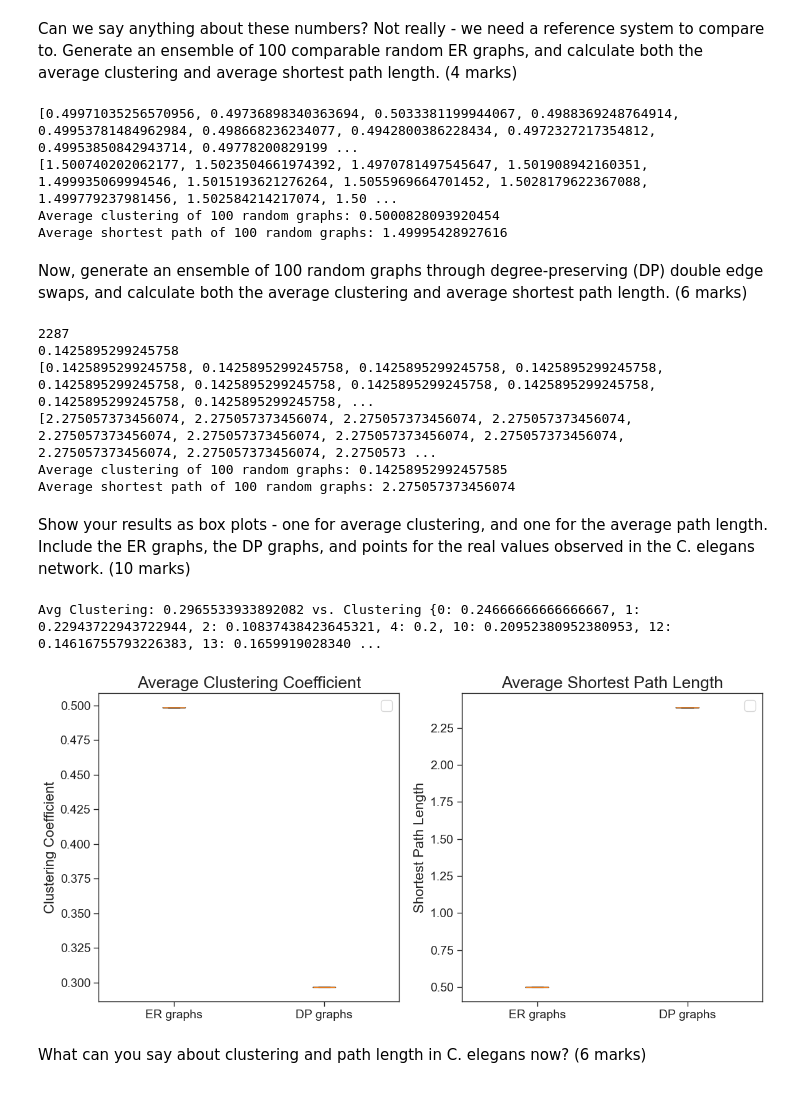
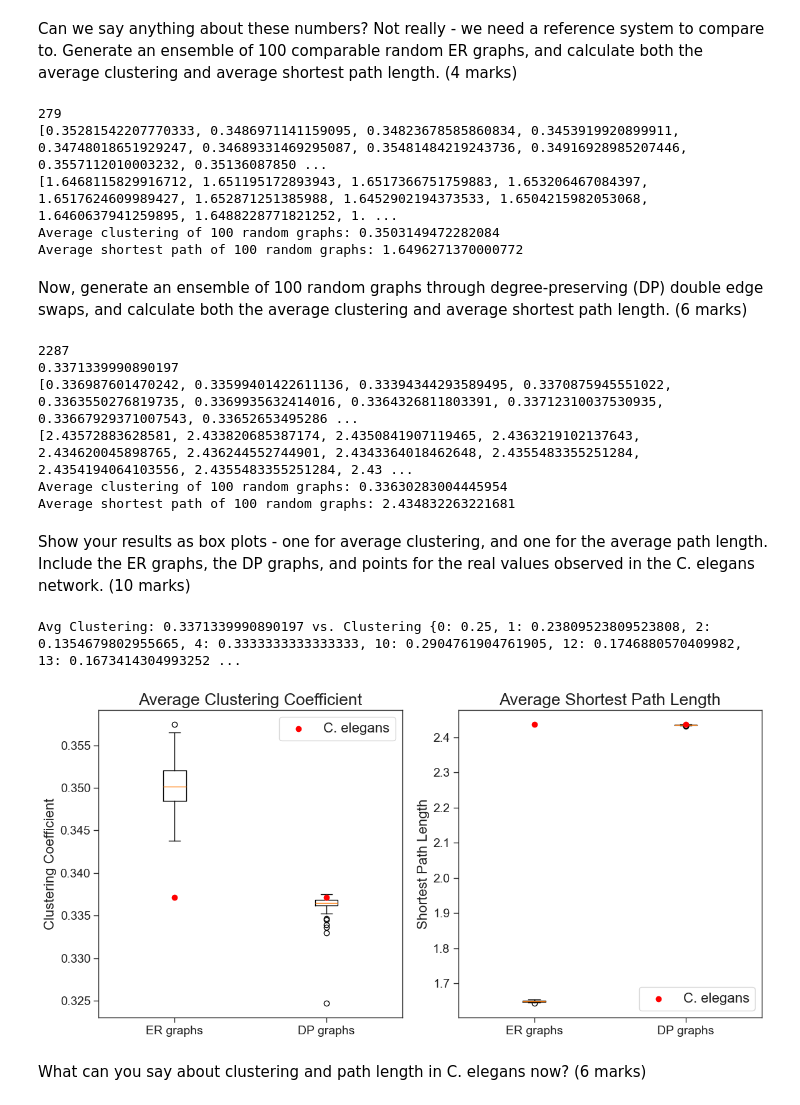
Before and after one commit to matthew-mcc/Connectomics, a Jupyter notebook: Exercises/CPSC-601-Connectomics-Fall24-Exercise-1.ipynb, the cells around one changed output. Cells and saved outputs as stored; diff of their text form; code cells hidden in the pictures.

```diff
--- a/Exercises/CPSC-601-Connectomics-Fall24-Exercise-1.ipynb
+++ b/Exercises/CPSC-601-Connectomics-Fall24-Exercise-1.ipynb
@@ -411,6 +411,12 @@ Average Shortest Path Length: 2.435625692993992
 # %% [markdown]
 Can we say anything about these numbers? Not really - we need a reference system to compare to. Generate an ensemble of 100 comparable random ER graphs, and calculate both the average clustering and average shortest path length. (4 marks)
 # %%
+'''
+Playing with the parameters of the graph creation really changes the behaviour of our graphs - but how are we to determine what the bset parameters are?
+
+'''
+
+
 # More pythonic way
 #TODO: NOT SURE IF THIS IS THE BEST WAY TO DO THIS
 import itertools as it
@@ -425,13 +431,13 @@ def erdos_renyi(n, p):
     return G
 
 graphs = []
-
+print(UW_G.number_of_nodes())
 for i in range(100):
     # graph = erdos_renyi(random.randrange(250, 300), 1e-2)
     # Can use networkx directly
 
-    # What is the best p value? Also, seeded for replicability
-    graph = nx.erdos_renyi_graph(278, 0.5, directed=False)
+    # (nodes, probability for edge creation, seed, directed)
+    graph = nx.erdos_renyi_graph(279, 0.35, directed=False) # defaults to false
 
     graphs.append(graph)
 
@@ -454,13 +460,16 @@ print(er_avg_shortest_path_lengths)
 print(f"Average clustering of 100 random graphs: {np.mean(er_avg_clustering_coefficients)}")
 print(f"Average shortest path of 100 random graphs: {np.mean(er_avg_shortest_path_lengths)}")
 # %% [output]
-[0.49971035256570956, 0.49736898340363694, 0.5033381199944067, 0.4988369248764914, 0.49953781484962984, 0.498668236234077, 0.4942800386228434, 0.4972327217354812, 0.49953850842943714, 0.49778200829199 ...
-[1.500740202062177, 1.5023504661974392, 1.4970781497545647, 1.501908942160351, 1.499935069994546, 1.5015193621276264, 1.5055969664701452, 1.5028179622367088, 1.499779237981456, 1.502584214217074, 1.50 ...
-Average clustering of 100 random graphs: 0.5000828093920454
-Average shortest path of 100 random graphs: 1.49995428927616
+279
+[0.35281542207770333, 0.3486971141159095, 0.34823678585860834, 0.3453919920899911, 0.34748018651929247, 0.34689331469295087, 0.35481484219243736, 0.34916928985207446, 0.3557112010003232, 0.35136087850 ...
+[1.6468115829916712, 1.651195172893943, 1.6517366751759883, 1.653206467084397, 1.6517624609989427, 1.652871251385988, 1.6452902194373533, 1.6504215982053068, 1.6460637941259895, 1.6488228771821252, 1. ...
+Average clustering of 100 random graphs: 0.3503149472282084
+Average shortest path of 100 random graphs: 1.6496271370000772
 # %% [markdown]
 Now, generate an ensemble of 100 random graphs through degree-preserving (DP) double edge swaps, and calculate both the average clustering and average shortest path length. (6 marks)
 # %%
+import copy
+
 # Networkx has a `double_edge_swap` method, that swaps two edges in the graph while keeping (preserving) the node degrees
 # https://networkx.org/documentation/stable/reference/algorithms/generated/networkx.algorithms.swap.double_edge_swap.html
 
@@ -469,7 +478,9 @@ graphs = []
 print(UW_G.number_of_edges())
 # Generate 100 graphs
 for i in range(100):
-    graph = nx.double_edge_swap(UW_G, nswap=UW_G.number_of_edges() * 10, max_tries= UW_G.number_of_edges() * 20)
+    graph = copy.deepcopy(UW_G)
+    # graph = nx.double_edge_swap(graph, nswap=graph.number_of_edges() * 10, max_tries= graph.number_of_edges() * 20)
+    graph = nx.double_edge_swap(graph, nswap=1, max_tries=5000)
     graphs.append(graph)
 
 
@@ -496,49 +507,50 @@ print(f"Average clustering of 100 random graphs: {np.mean(dp_avg_clustering_coef
 print(f"Average shortest path of 100 random graphs: {np.mean(dp_avg_shortest_path_lengths)}")
 # %% [output]
 2287
-0.1425895299245758
-[0.1425895299245758, 0.1425895299245758, 0.1425895299245758, 0.1425895299245758, 0.1425895299245758, 0.1425895299245758, 0.1425895299245758, 0.1425895299245758, 0.1425895299245758, 0.1425895299245758, ...
-[2.275057373456074, 2.275057373456074, 2.275057373456074, 2.275057373456074, 2.275057373456074, 2.275057373456074, 2.275057373456074, 2.275057373456074, 2.275057373456074, 2.275057373456074, 2.2750573 ...
-Average clustering of 100 random graphs: 0.14258952992457585
-Average shortest path of 100 random graphs: 2.275057373456074
+0.3371339990890197
+[0.336987601470242, 0.33599401422611136, 0.33394344293589495, 0.3370875945551022, 0.3363550276819735, 0.3369935632414016, 0.3364326811803391, 0.33712310037530935, 0.33667929371007543, 0.33652653495286 ...
+[2.43572883628581, 2.433820685387174, 2.4350841907119465, 2.4363219102137643, 2.434620045898765, 2.436244552744901, 2.4343364018462648, 2.4355483355251284, 2.4354194064103556, 2.4355483355251284, 2.43 ...
+Average clustering of 100 random graphs: 0.33630283004445954
+Average shortest path of 100 random graphs: 2.434832263221681
 # %% [markdown]
 Show your results as box plots - one for average clustering, and one for the average path length. Include the ER graphs, the DP graphs, and points for the real values observed in the C. elegans network. (10 marks)
 # %%
-# First, average clustering and path length for the REAL values in C. elegans
+# First, average clustering and path length for the REAL values in C. elegans (going to be one data point, let's plot as a scatter)
 real_clustering = nx.average_clustering(UW_G)
 real_path_length = nx.average_shortest_path_length(UW_G)
 
 # this gives some insight to the fact that we might be using the wrong clustering... but she's asking for average clustering???
 print(f"Avg Clustering: {nx.average_clustering(UW_G)} vs. Clustering {nx.clustering(UW_G)}")
 
 
 clustering_data_combined = [er_avg_clustering_coefficients, dp_avg_clustering_coefficients]
-path_data_combined = [er_avg_clustering_coefficients, dp_avg_shortest_path_lengths]
+path_data_combined = [er_avg_shortest_path_lengths, dp_avg_shortest_path_lengths]
 
 # Create box plots for average clustering coefficient
 fig, ax = plt.subplots(1, 2, figsize=(12, 6))
 
 # Box plot for average clustering coefficient
 ax[0].boxplot(clustering_data_combined, labels=["ER graphs", "DP graphs"])
-# ax[0].scatter(1, real_clustering, color='red', label='C. elegans', zorder=3)
-# ax[0].scatter(2, real_clustering, color='red', zorder=3)
+ax[0].scatter(1, real_clustering, color='red', label='C. elegans', zorder=3)
+ax[0].scatter(2, real_clustering, color='red', zorder=3)
 ax[0].set_title("Average Clustering Coefficient")
 ax[0].set_ylabel("Clustering Coefficient")
 ax[0].legend()
+# ax[0].set_ylim(0.475, 0.525)
 # Box plot for average shortest path length
 ax[1].boxplot(path_data_combined, labels=["ER graphs", "DP graphs"])
-# ax[1].scatter(1, real_path_length, color='red', label='C. elegans', zorder=3)
-# ax[1].scatter(2, real_path_length, color='red', zorder=3)
+ax[1].scatter(1, real_path_length, color='red', label='C. elegans', zorder=3)
+ax[1].scatter(2, real_path_length, color='red', zorder=3)
 ax[1].set_title("Average Shortest Path Length")
 ax[1].set_ylabel("Shortest Path Length")
 ax[1].legend()
 
 # Show the plots
 plt.tight_layout()
 plt.show()
 # %% [output]
-Avg Clustering: 0.2965533933892082 vs. Clustering {0: 0.24666666666666667, 1: 0.22943722943722944, 2: 0.10837438423645321, 4: 0.2, 10: 0.20952380952380953, 12: 0.14616755793226383, 13: 0.1659919028340 ...
+Avg Clustering: 0.3371339990890197 vs. Clustering {0: 0.25, 1: 0.23809523809523808, 2: 0.1354679802955665, 4: 0.3333333333333333, 10: 0.2904761904761905, 12: 0.1746880570409982, 13: 0.1673414304993252 ...
-[figure, old version]
+[figure, new version]
 # %% [markdown]
 What can you say about clustering and path length in C. elegans now? (6 marks)
 # %% [markdown]
```
Also changed, not shown: parts of 2 cells of this notebook.
